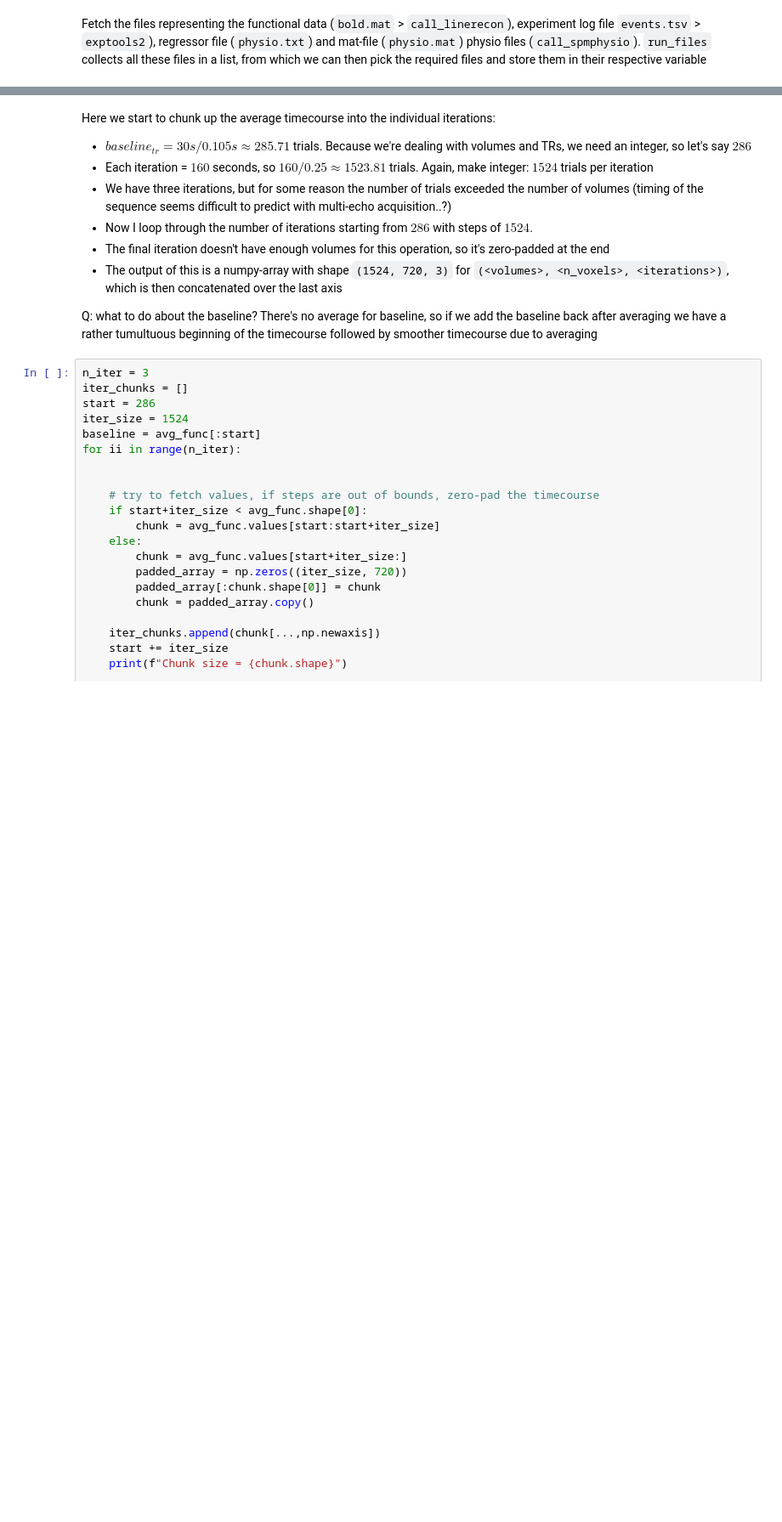
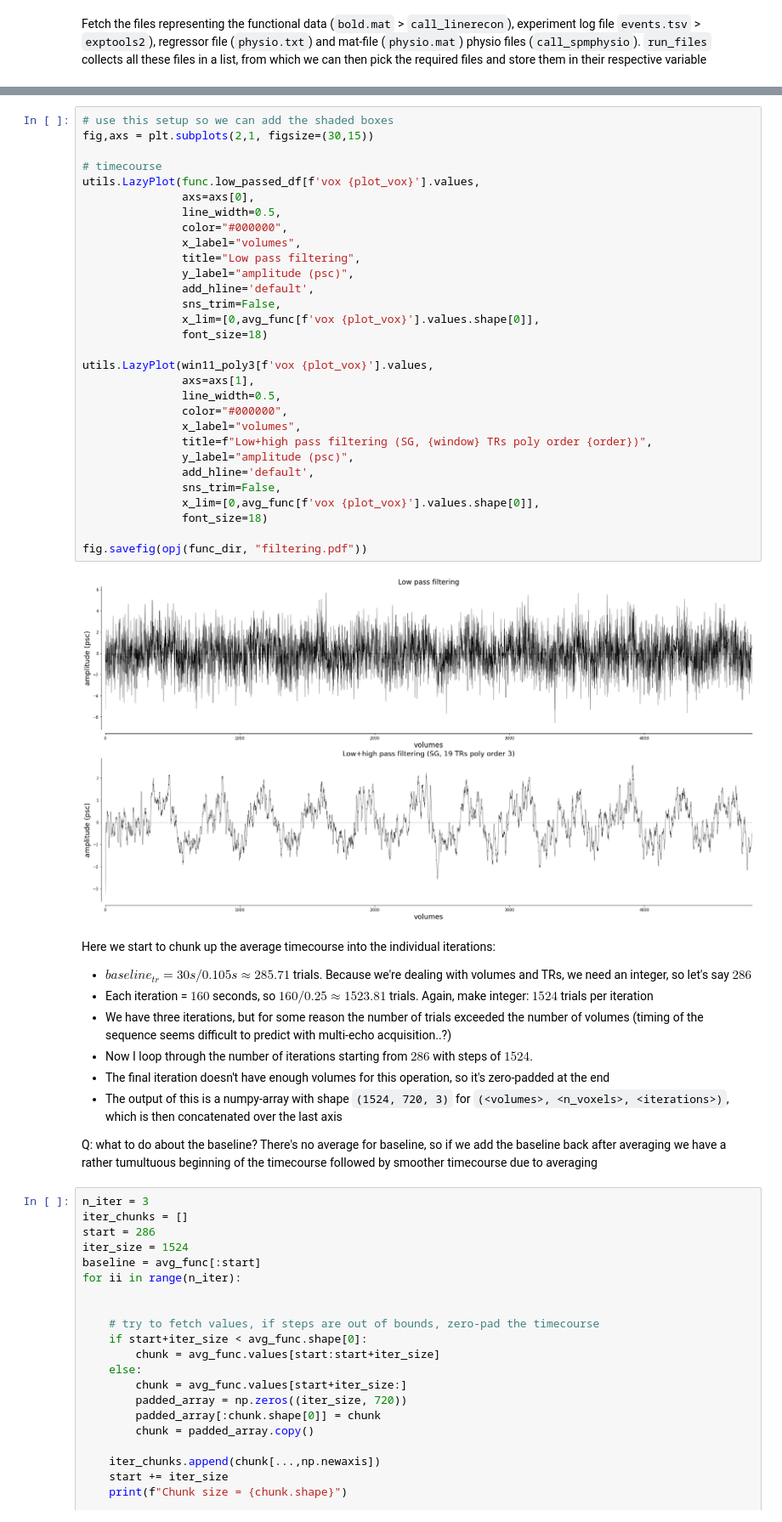
Before and after one commit to spinoza-centre/pRFline, a Jupyter notebook: notebooks/prf/exp_lineprf.ipynb, the cells around one changed output, grey strips where cells are left out. Shown at 85% size. Cells and saved outputs as stored; diff of their text form; blank space fills up the shorter version.

```diff
--- a/notebooks/prf/exp_lineprf.ipynb
+++ b/notebooks/prf/exp_lineprf.ipynb
@@ -76,3 +59,35 @@ Loading /mnt/export/data1/projects/MicroFunc/Jurjen/projects/hemifield/sub-003/s
+# %%
+# use this setup so we can add the shaded boxes
+fig,axs = plt.subplots(2,1, figsize=(30,15))
+
+# timecourse
+utils.LazyPlot(func.low_passed_df[f'vox {plot_vox}'].values,
+               axs=axs[0],
+               line_width=0.5,
+               color="#000000",
+               x_label="volumes",
+               title="Low pass filtering",
+               y_label="amplitude (psc)",
+               add_hline='default',
+               sns_trim=False,
+               x_lim=[0,avg_func[f'vox {plot_vox}'].values.shape[0]],
+               font_size=18)
+
+utils.LazyPlot(win11_poly3[f'vox {plot_vox}'].values,
+               axs=axs[1],
+               line_width=0.5,
+               color="#000000",
+               x_label="volumes",
+               title=f"Low+high pass filtering (SG, {window} TRs poly order {order})",
+               y_label="amplitude (psc)",
+               add_hline='default',
+               sns_trim=False,
+               x_lim=[0,avg_func[f'vox {plot_vox}'].values.shape[0]],
+               font_size=18)
+
+fig.savefig(opj(func_dir, "filtering.pdf"))
+# %% [output]
+[figure, added]
 # %% [markdown]
 Here we start to chunk up the average timecourse into the individual iterations:
 - $baseline_{tr} = 30s / 0.105s \approx 285.71 $ trials. Because we're dealing with volumes and TRs, we need an integer, so let's say $286$
```
Also changed, not shown: parts of 24 cells of this notebook.
